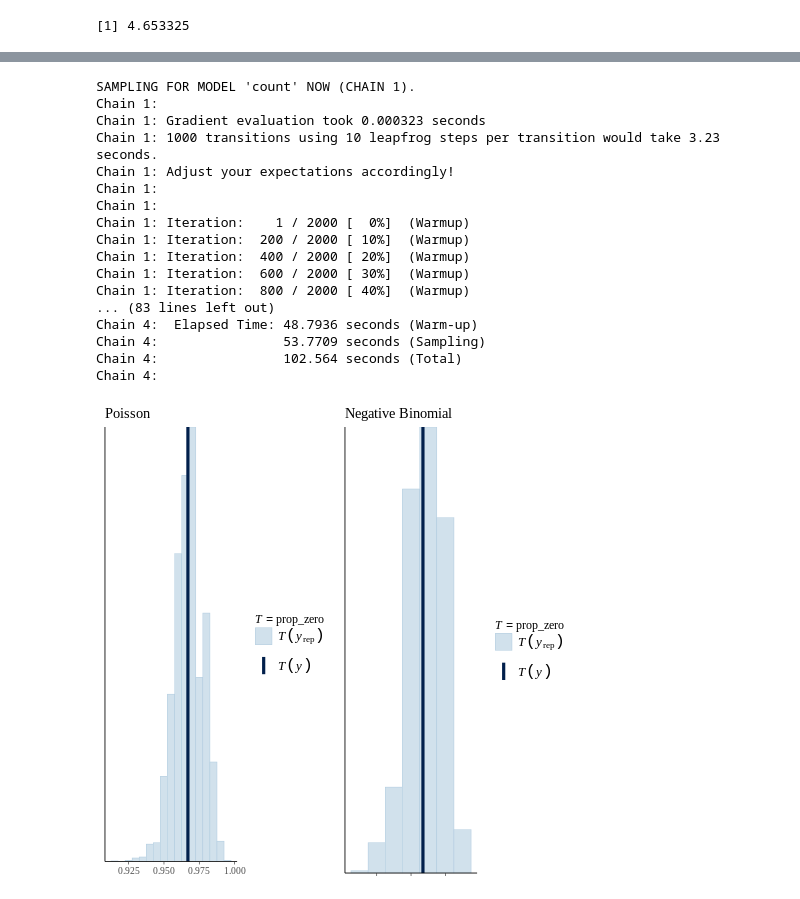
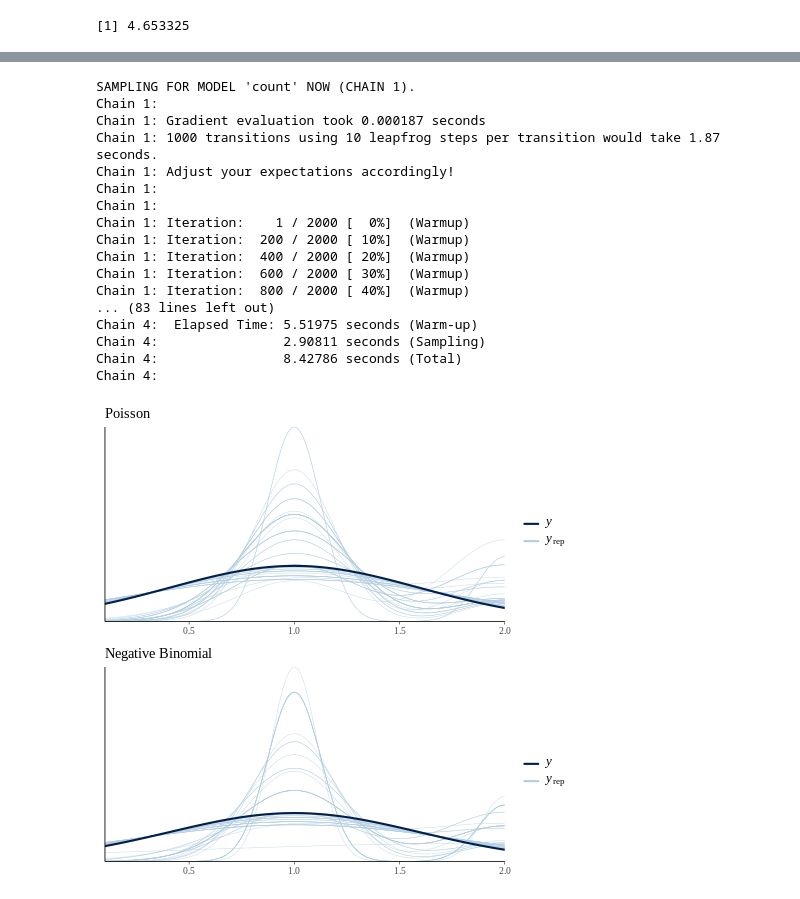
Before and after one commit to uervitonsantos/Atividade_Analise_Bayeseana_Com_RSTAN, a Jupyter notebook: trabalho_de_estatistivca_bayesiana.ipynb, the cells around one changed output, grey strips where cells are left out. Cells and saved outputs as stored; diff of their text form; code cells hidden in the pictures.

```diff
--- a/trabalho_de_estatistivca_bayesiana.ipynb
+++ b/trabalho_de_estatistivca_bayesiana.ipynb
@@ -89,26 +100,8 @@ sd(df$Temp..mancal.LA.motor) %>% log
 # %%
 %%R
 # Estimate Bayesian version with stan_glm
-stan_glm1 <- stan_glm(formula = FALHA ~ Dia + Temp..Estator.Fase.U +
-  Temp..Estator.Fase.V +
-  Temp..Estator.Fase.WA +
-  Temp..Estator.Fase.WB +
-  Vibração.Bomba.LA +
-  Vazão.Bomba +
-  Corrente +
-  Pressão.Desc. +
-  Pressão.Suc +
-  #Posição.FCV +
-  Temp..externo.mancal.escora.LNA +
-  Temp..interno.mancal.escora.LNA +
-  Pressão.Selo.LA +
-  Pressão.Selo.LNA +
-  Temp..mancal.LA.bomba +
-  Temp..mancal.LA.motor +
-  Temp..mancal.LNA.bomba +
-  Temp..mancal.LNA.motor +
-  Temp..Oleo.ULF,
-                      offset(log(Dia)),
+stan_glm1 <- stan_glm(formula = falha ~ dia + severidade_mc,
+                      offset(log(dia)),
                       data = df,
                       family = poisson,
                     #   prior = normal(c(0, 0, 0), c(0.1, 5, 5)),
@@ -160,8 +147,8 @@ stan_glm2 <- update(stan_glm1, family = neg_binomial_2)
 # %% [output]
 SAMPLING FOR MODEL 'count' NOW (CHAIN 1).
 Chain 1:
-Chain 1: Gradient evaluation took 0.000323 seconds
-Chain 1: 1000 transitions using 10 leapfrog steps per transition would take 3.23 seconds.
+Chain 1: Gradient evaluation took 0.000187 seconds
+Chain 1: 1000 transitions using 10 leapfrog steps per transition would take 1.87 seconds.
 Chain 1: Adjust your expectations accordingly!
 Chain 1:
 Chain 1:
@@ -171,7 +158,7 @@ Chain 1: Iteration:  400 / 2000 [ 20%]  (Warmup)
 Chain 1: Iteration:  600 / 2000 [ 30%]  (Warmup)
 Chain 1: Iteration:  800 / 2000 [ 40%]  (Warmup)
 ... (83 lines left out)
-Chain 4:  Elapsed Time: 48.7936 seconds (Warm-up)
-Chain 4:                53.7709 seconds (Sampling)
-Chain 4:                102.564 seconds (Total)
+Chain 4:  Elapsed Time: 5.51975 seconds (Warm-up)
+Chain 4:                2.90811 seconds (Sampling)
+Chain 4:                8.42786 seconds (Total)
 Chain 4:
@@ -187,10 +165,12 @@ library(ggpubr)
+# %%
+%%R
+test1 <- pp_check(stan_glm1,  ndraws = 50) + xlim(0.1, 2)
+test2 <- pp_check(stan_glm2, ndraws = 50) + xlim(0.1, 2)
 # %%
 %%R
-# Show graphs for Poisson and negative binomial side by side
-t1 <- prop_zero_test1 + ggtitle("Poisson")
-t2<- prop_zero_test2 + ggtitle("Negative Binomial")
+t1 <- test1 + ggtitle("Poisson")
+t2 <- test2 + ggtitle("Negative Binomial")
 
-ggarrange(t1, t2 + rremove("x.text"),
-          ncol = 2, nrow = 1)
+ggarrange(t1, t2, ncol = 1, nrow = 2)
 # %% [output]
-[figure, old version]
+[figure, new version]
```
Also changed, not shown: parts of 18 cells of this notebook.
